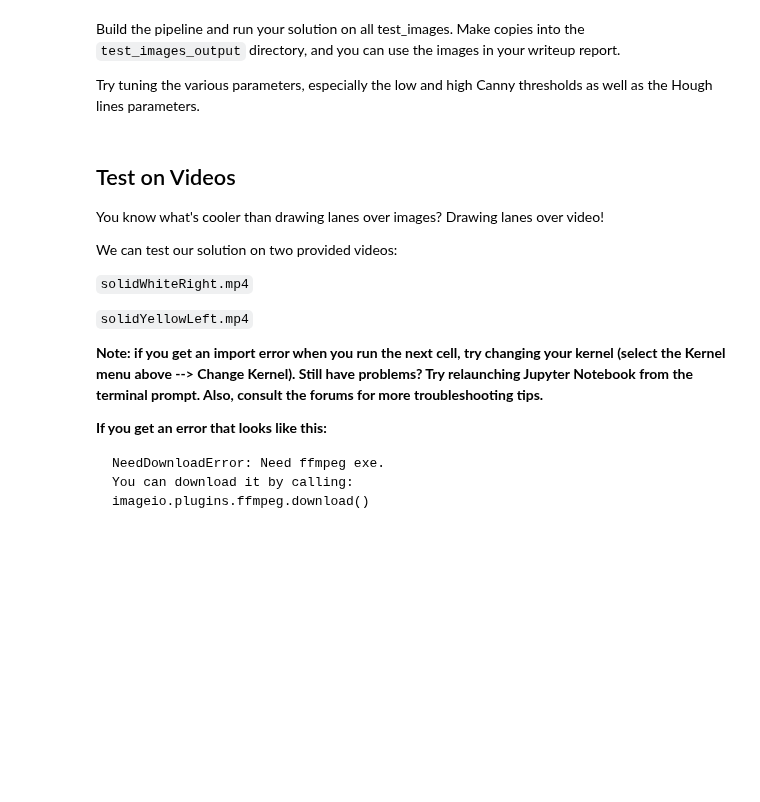
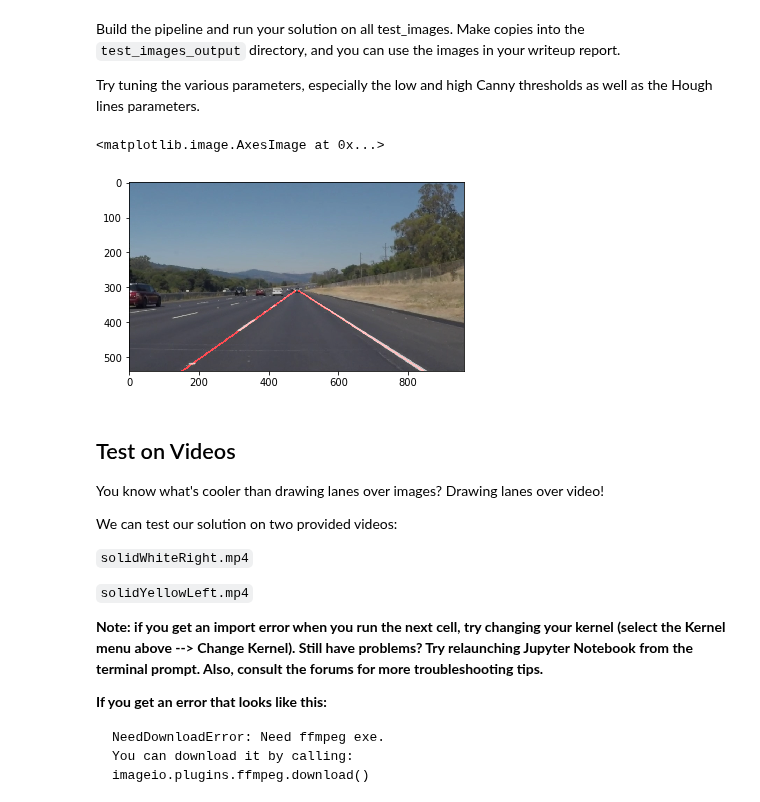
Before and after one commit to udacity/CarND-LaneLines-P1, a Jupyter notebook: P1.ipynb, the cells around one changed output. Drawn from its saved outputs; the diff is of its cells as text; code cells hidden in the pictures; blank space fills up the shorter version.

Commit message:
Implement pipeline

```diff
--- a/P1.ipynb
+++ b/P1.ipynb
@@ -185,3 +237,48 @@ Try tuning the various parameters, especially the low and high Canny thresholds
 # %%
 # TODO: Build your pipeline that will draw lane lines on the test_images
 # then save them to the test_images_output directory.
+# %%
+def lane_finding_pipeline(rgb_img):
+    """
+    Input: RGB image
+    Return: edge image with red line
+    """
+    # Convert image to gray scale
+    gray = grayscale(rgb_img)
+
+    # Define a kernel size and apply Gaussian smoothing
+    kernel = 3 # Must be odd and greater than 1
+    blur_gray = gaussian_blur(gray, kernel)
+
+    # Apply Canny edge detection
+    # Note for myself: a reasonable range for your threshold parameters would be in the tens to hundreds
+    high_threshold = 255
+    low_threshold  = high_threshold / 3
+    edges = canny(blur_gray, high_threshold, low_threshold)
+
+    # Define a four sided polygon to mask
+    imshape = rgb_img.shape
+    vertices = np.array([[(100,imshape[0]),(460, 310), (500, 310), (imshape[1]-100,imshape[0])]], dtype=np.int32)
+    # Mask perticular area(vertics) in edge image
+    masked_edges = region_of_interest(edges, vertices)
+
+    # Define the Hough transform parameters
+    # rho is distance resolution in pixel
+    # theta is angular resolution in radians (pi/180)
+    # threshold number is that of intersections in hough grid
+    rho = 1
+    theta = np.pi/180
+    threshold = 40
+    min_line_length = 20
+    max_line_gap = 120
+    line_img = hough_lines(masked_edges, rho, theta, threshold, min_line_length, max_line_gap)
+
+    return weighted_img(line_img, rgb_img)
+# %%
+# Test returned image from lane_finding_pipeline above
+# plt.imshow(lane_finding_pipeline(image))
+img = lane_finding_pipeline(image)
+plt.imshow(img)
+# %% [output]
+<matplotlib.image.AxesImage at 0x...>
+[figure, added]
```
Also changed, not shown: parts of 12 cells of this notebook.
